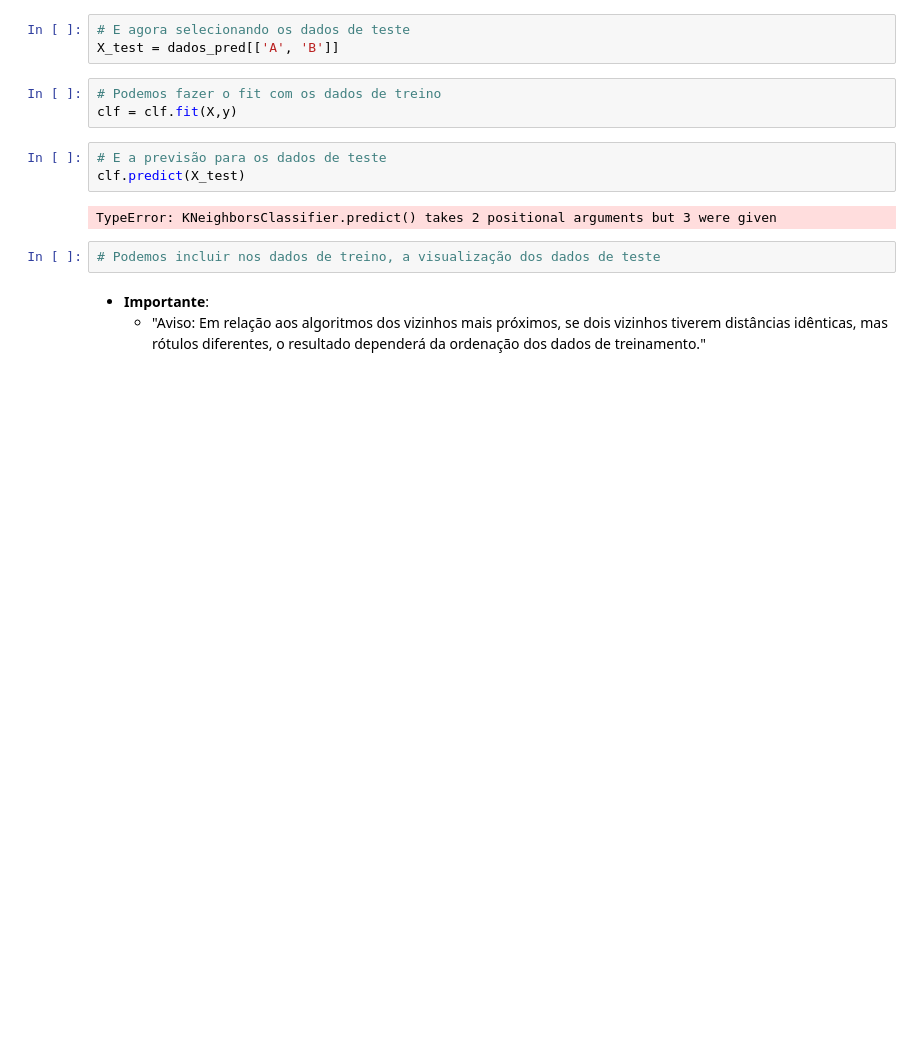
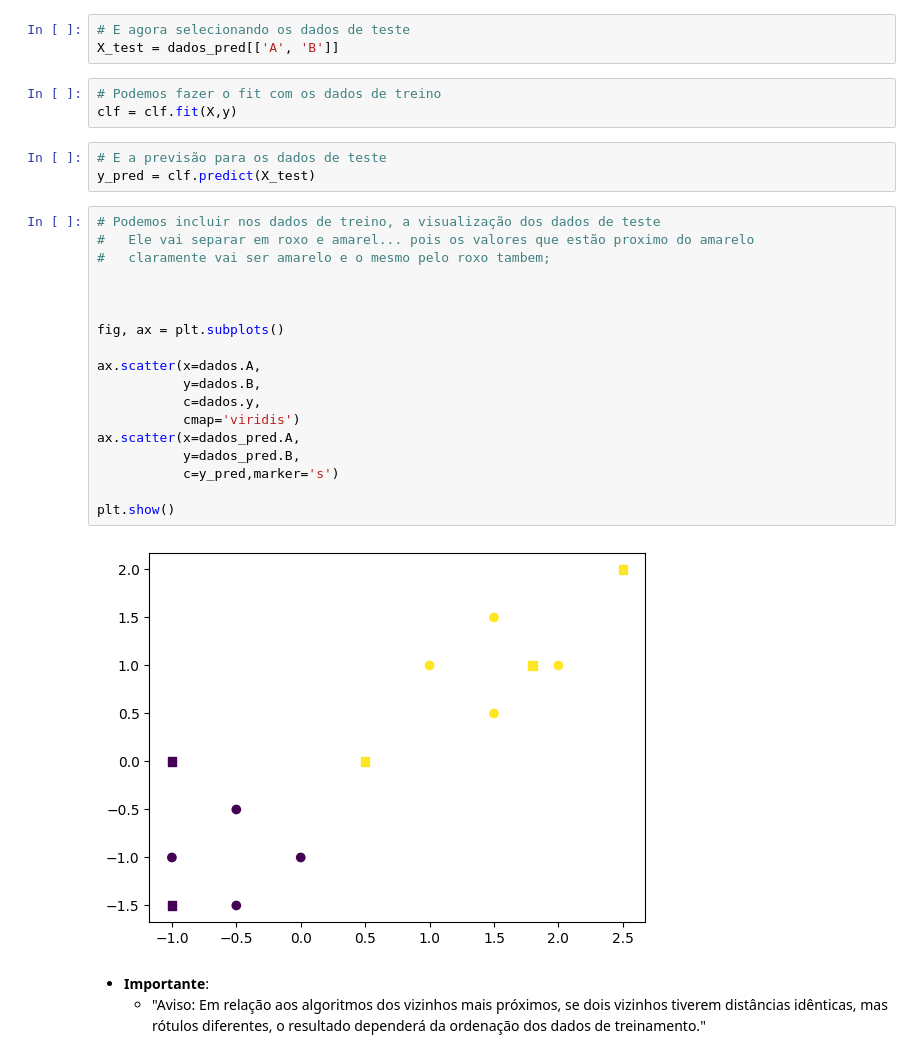
Before and after one commit to Gustavocaris/Data_Science, a Jupyter notebook: 06_Machine_Learning/Algoritmos_de_aprendizado/03 knn/knn.ipynb, the cells around one changed output. Drawn from its saved outputs; the diff is of its cells as text; blank space fills up the shorter version.

```diff
--- a/06_Machine_Learning/Algoritmos_de_aprendizado/03 knn/knn.ipynb
+++ b/06_Machine_Learning/Algoritmos_de_aprendizado/03 knn/knn.ipynb
@@ -76,11 +76,27 @@ X_test = dados_pred[['A', 'B']]
 clf = clf.fit(X,y)
 # %%
 # E a previsão para os dados de teste
-clf.predict(X_test)
+y_pred = clf.predict(X_test)
-# %% [output]
-TypeError: KNeighborsClassifier.predict() takes 2 positional arguments but 3 were given
-# %%
-# Podemos incluir nos dados de treino, a visualização dos dados de teste
+# %%
+# Podemos incluir nos dados de treino, a visualização dos dados de teste
+#   Ele vai separar em roxo e amarel... pois os valores que estão proximo do amarelo
+#   claramente vai ser amarelo e o mesmo pelo roxo tambem;
+
+
+
+fig, ax = plt.subplots()
+
+ax.scatter(x=dados.A,
+           y=dados.B,
+           c=dados.y,
+           cmap='viridis')
+ax.scatter(x=dados_pred.A,
+           y=dados_pred.B,
+           c=y_pred,marker='s')
+
+plt.show()
+# %% [output]
+[figure, added]
 # %% [markdown]
 - **Importante**:
     - "Aviso: Em relação aos algoritmos dos vizinhos mais próximos, se dois vizinhos tiverem distâncias idênticas, mas rótulos diferentes, o resultado dependerá da ordenação dos dados de treinamento."
```
